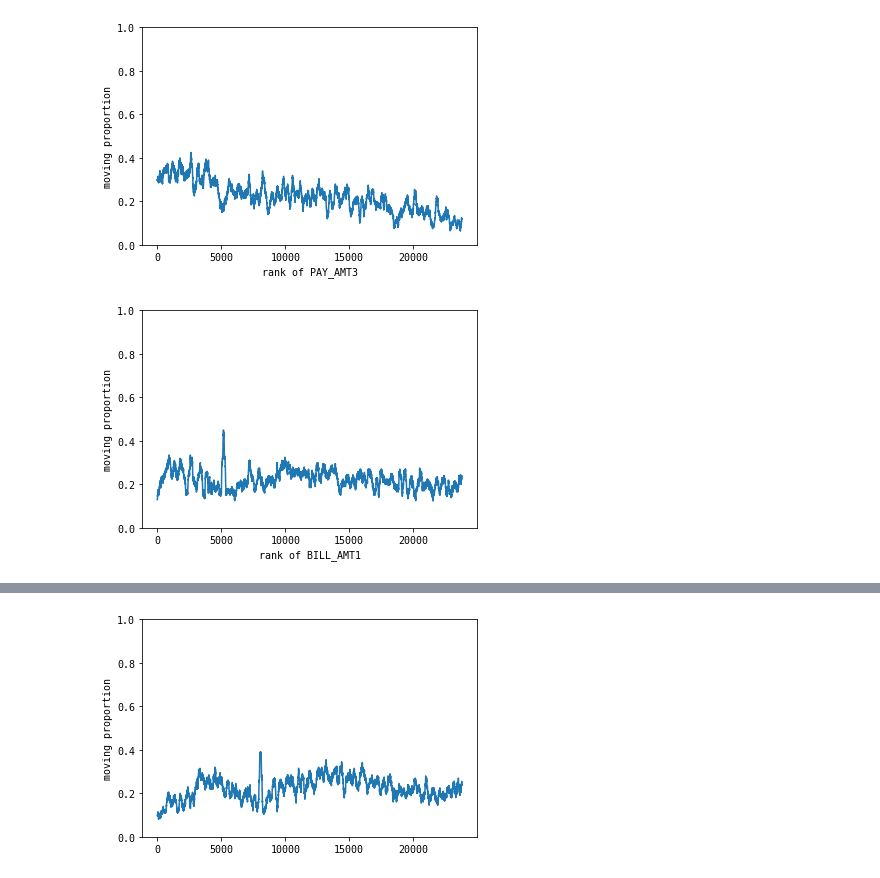
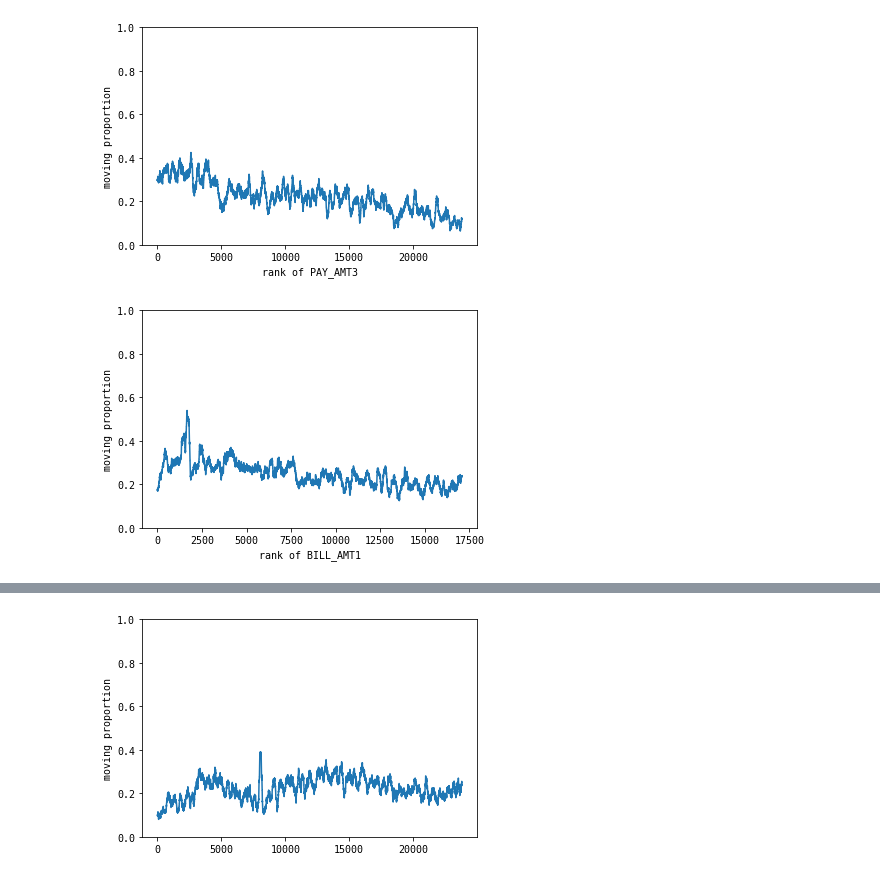
Before and after one commit to sinwall/221117_MLBasic, a Jupyter notebook: byungchang/starter_default.ipynb, the cells around one changed output, grey strips where cells are left out. Drawn from its saved outputs; the diff is of its cells as text; code cells hidden in the pictures.

```diff
--- a/byungchang/starter_default.ipynb
+++ b/byungchang/starter_default.ipynb
@@ -8,6 +8,7 @@ input_path = '../../input'
 from sklearn.model_selection import train_test_split
 
 df = pd.read_csv(f'../../input/default of credit card clients.csv', header=1)
+df = df.rename(columns={'PAY_0': 'PAY_1'})
 df_train, df_test = train_test_split(df, test_size=0.2, stratify=df['default payment next month'], random_state=42)
 df_train = df_train.sort_values(by='ID').reset_index(drop=True)
 df_test = df_test.sort_values(by='ID').reset_index(drop=True)
@@ -125,15 +123,14 @@ plt.show(); plt.close()
 # %% [output]
 [figure]
 # %%
-ser1 = df_train['BILL_AMT1'].values
-# ser1 = df_train.loc[:, 'PAY_0':'PAY_6'].mean(axis=1).values
-ser2 = df_train['default payment next month'].values
-ser2 = ser2[np.argsort(ser1)]
-ser1 = ser1[np.argsort(ser1)]
-ser2 = np.convolve(ser2, np.ones((200, ))/200, mode='valid')
+mask_tmp = df_train['PAY_1'] >= 0
+
+ser1 = df_train.loc[mask_tmp, 'BILL_AMT1'].values
+ser2 = df_train.loc[mask_tmp, 'default payment next month'].values
+ser2 = np.convolve(ser2[np.argsort(ser1)], np.ones((200, ))/200, mode='valid')
 plt.plot(ser2)
 plt.xlabel('rank of BILL_AMT1')
 plt.ylim(0, 1); plt.ylabel('moving proportion')
 plt.show(); plt.close()
 # %% [output]
-[figure, old version]
+[figure, new version]
```
Also changed, not shown: parts of 10 cells of this notebook.
